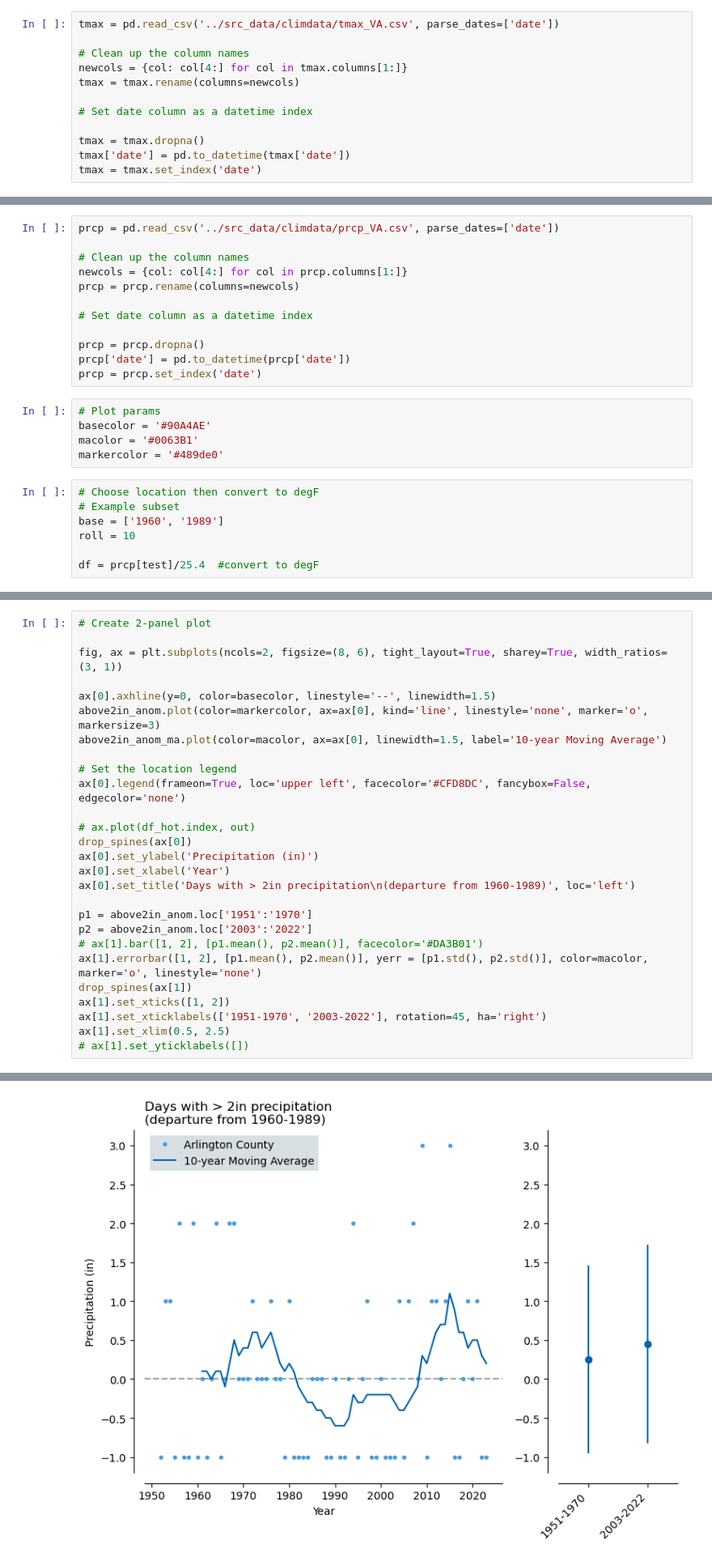
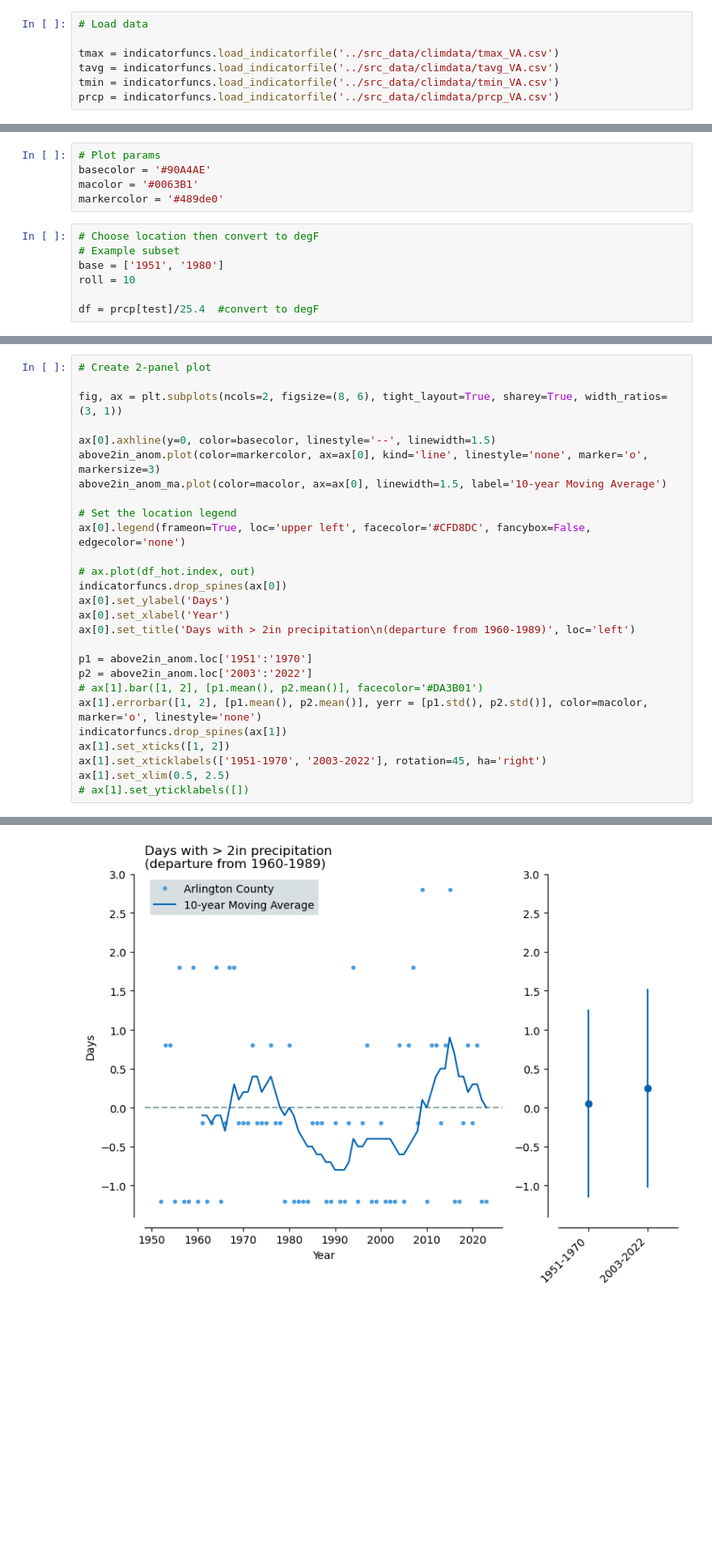
Before and after one commit to Prukutu/VCC-Data, a Jupyter notebook: indicators.ipynb, the cells around one changed output, grey strips where cells are left out. Shown at 81% size. Saved outputs shown, nothing was run; the diff lists cells and outputs as text; blank space fills up the shorter version.

```diff
--- a/indicators.ipynb
+++ b/indicators.ipynb
@@ -69,12 +46,7 @@ bdyax.axis('off');
 # %%
-tmax = pd.read_csv('../src_data/climdata/tmax_VA.csv', parse_dates=['date'])
+# Load data
 
-# Clean up the column names
-newcols = {col: col[4:] for col in tmax.columns[1:]}
-tmax = tmax.rename(columns=newcols)
-
-# Set date column as a datetime index
-
-tmax = tmax.dropna()
-tmax['date'] = pd.to_datetime(tmax['date'])
-tmax = tmax.set_index('date')
+tmax = indicatorfuncs.load_indicatorfile('../src_data/climdata/tmax_VA.csv')
+tavg = indicatorfuncs.load_indicatorfile('../src_data/climdata/tavg_VA.csv')
+tmin = indicatorfuncs.load_indicatorfile('../src_data/climdata/tmin_VA.csv')
+prcp = indicatorfuncs.load_indicatorfile('../src_data/climdata/prcp_VA.csv')
@@ -212,17 +305,5 @@ ax[1].set_xlim(0.5, 2.5)
 # %% [markdown]
 # Precipitaton based indicators
-# %%
-prcp = pd.read_csv('../src_data/climdata/prcp_VA.csv', parse_dates=['date'])
-
-# Clean up the column names
-newcols = {col: col[4:] for col in prcp.columns[1:]}
-prcp = prcp.rename(columns=newcols)
-
-# Set date column as a datetime index
-
-prcp = prcp.dropna()
-prcp['date'] = pd.to_datetime(prcp['date'])
-prcp = prcp.set_index('date')
 # %%
 # Plot params
 basecolor = '#90A4AE'
@@ -231,7 +312,7 @@ markercolor = '#489de0'
 # %%
 # Choose location then convert to degF
 # Example subset
-base = ['1960', '1989']
+base = ['1951', '1980']
 roll = 10
 
 df = prcp[test]/25.4  #convert to degF
@@ -323,30 +404,30 @@ above2in_anom_ma = above2in_anom.rolling(roll).mean()
 # %%
 # Create 2-panel plot
 
 fig, ax = plt.subplots(ncols=2, figsize=(8, 6), tight_layout=True, sharey=True, width_ratios=(3, 1))
 
 ax[0].axhline(y=0, color=basecolor, linestyle='--', linewidth=1.5)
 above2in_anom.plot(color=markercolor, ax=ax[0], kind='line', linestyle='none', marker='o', markersize=3)
 above2in_anom_ma.plot(color=macolor, ax=ax[0], linewidth=1.5, label='10-year Moving Average')
 
 # Set the location legend
 ax[0].legend(frameon=True, loc='upper left', facecolor='#CFD8DC', fancybox=False, edgecolor='none')
 
 # ax.plot(df_hot.index, out)
-drop_spines(ax[0])
-ax[0].set_ylabel('Precipitation (in)')
+indicatorfuncs.drop_spines(ax[0])
+ax[0].set_ylabel('Days')
 ax[0].set_xlabel('Year')
 ax[0].set_title('Days with > 2in precipitation\n(departure from 1960-1989)', loc='left')
 
 p1 = above2in_anom.loc['1951':'1970']
 p2 = above2in_anom.loc['2003':'2022']
 # ax[1].bar([1, 2], [p1.mean(), p2.mean()], facecolor='#DA3B01')
 ax[1].errorbar([1, 2], [p1.mean(), p2.mean()], yerr = [p1.std(), p2.std()], color=macolor, marker='o', linestyle='none')
-drop_spines(ax[1])
+indicatorfuncs.drop_spines(ax[1])
 ax[1].set_xticks([1, 2])
 ax[1].set_xticklabels(['1951-1970', '2003-2022'], rotation=45, ha='right')
 ax[1].set_xlim(0.5, 2.5)
 # ax[1].set_yticklabels([])
 # %% [output]
 (0.5, 2.5)
-[figure, old version]
+[figure, new version]
```
Also changed, not shown: parts of 24 cells of this notebook, 1 other file.
